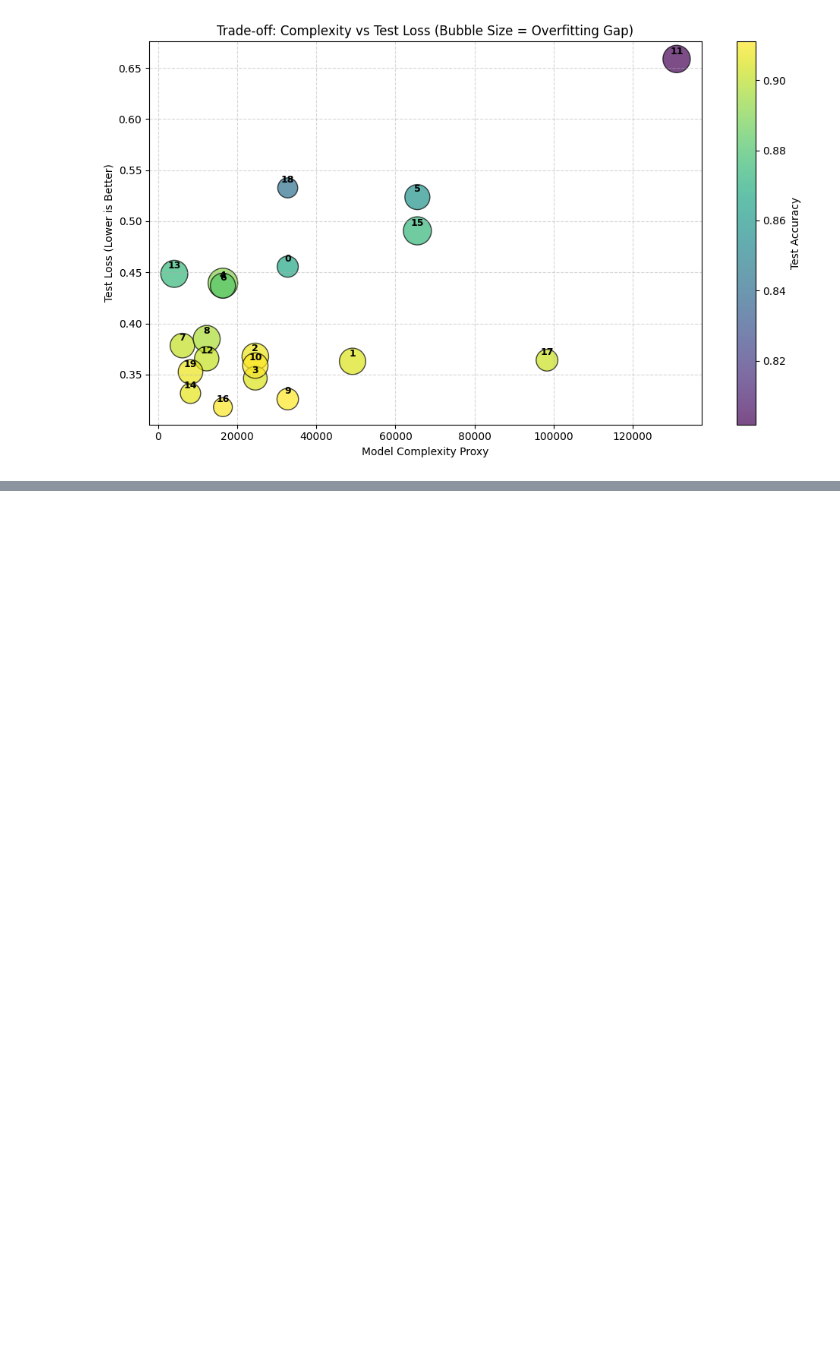
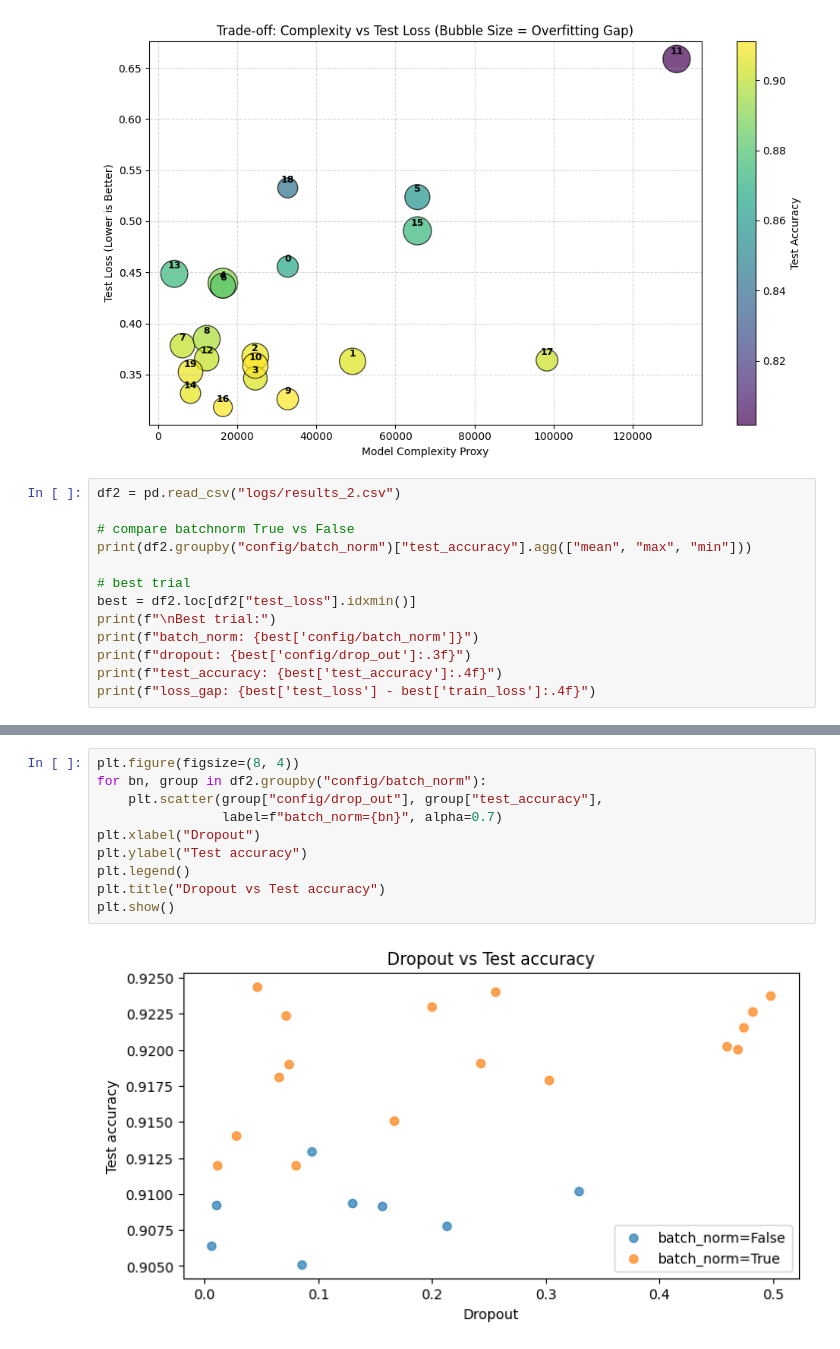
Before and after one commit to StevenBontius/Street-View-House-Numbers, a Jupyter notebook: notebooks/results.ipynb, the cells around one changed output, grey strips where cells are left out. Saved outputs shown, nothing was run; the diff lists cells and outputs as text; blank space fills up the shorter version.

```diff
--- a/notebooks/results.ipynb
+++ b/notebooks/results.ipynb
@@ -119,3 +119,16 @@ plt.tight_layout()
 plt.show()
 # %% [output]
 [figure]
+# %%
+df2 = pd.read_csv("logs/results_2.csv")
+
+# compare batchnorm True vs False
+print(df2.groupby("config/batch_norm")["test_accuracy"].agg(["mean", "max", "min"]))
+
+# best trial
+best = df2.loc[df2["test_loss"].idxmin()]
+print(f"\nBest trial:")
+print(f"batch_norm: {best['config/batch_norm']}")
+print(f"dropout: {best['config/drop_out']:.3f}")
+print(f"test_accuracy: {best['test_accuracy']:.4f}")
+print(f"loss_gap: {best['test_loss'] - best['train_loss']:.4f}")
@@ -121,0 +146,12 @@ plt.show()
+# %%
+plt.figure(figsize=(8, 4))
+for bn, group in df2.groupby("config/batch_norm"):
+    plt.scatter(group["config/drop_out"], group["test_accuracy"],
+                label=f"batch_norm={bn}", alpha=0.7)
+plt.xlabel("Dropout")
+plt.ylabel("Test accuracy")
+plt.legend()
+plt.title("Dropout vs Test accuracy")
+plt.show()
+# %% [output]
+[figure, added]
```
Also changed, not shown: parts of 5 cells of this notebook, 5 other files.
